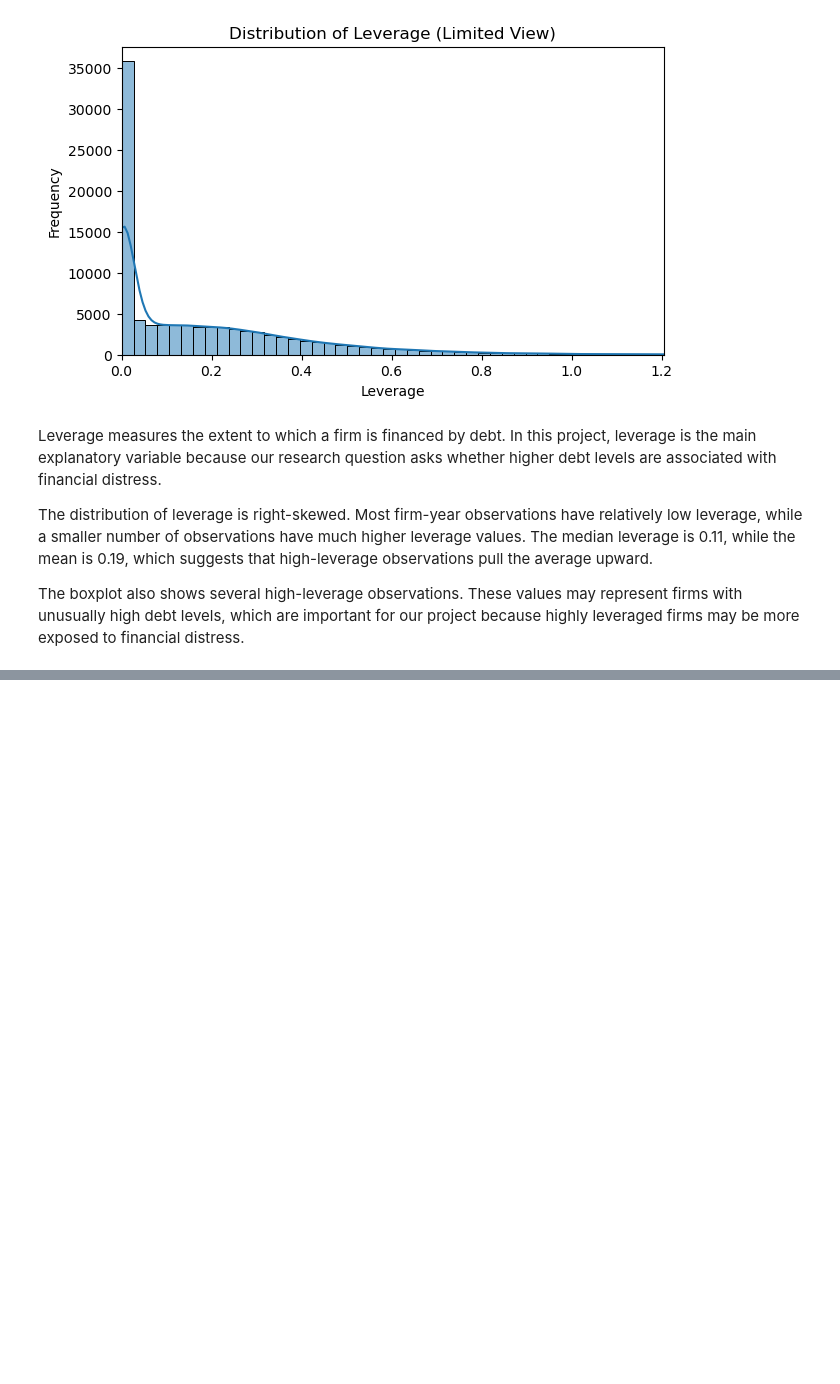
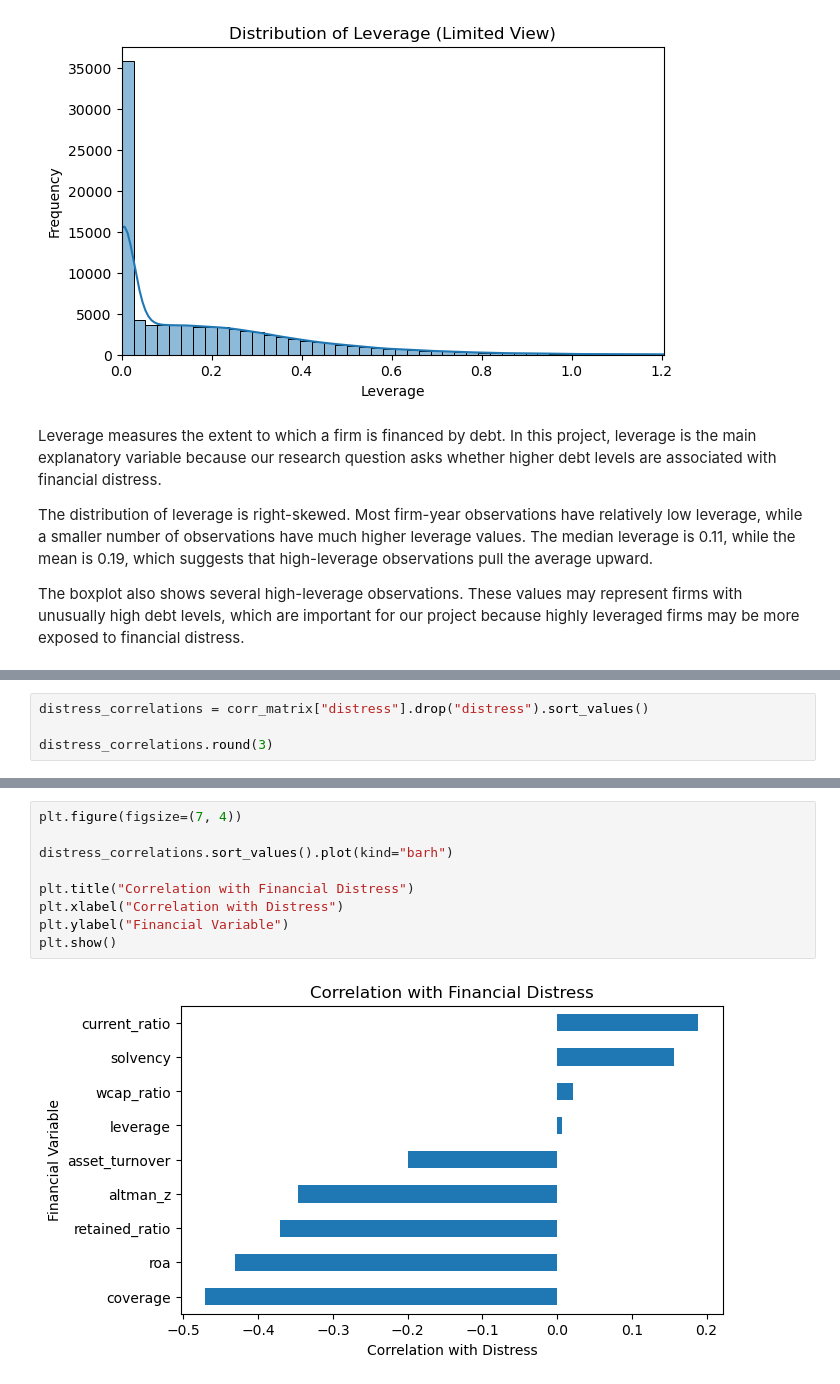
Before and after one commit to usama590-ai/DAI_mission_group_x, a Jupyter notebook: mission/EDA_ekin.ipynb, the cells around one changed output, grey strips where cells are left out. Cells and saved outputs as stored; diff of their text form; blank space fills up the shorter version.

```diff
--- a/mission/EDA_ekin.ipynb
+++ b/mission/EDA_ekin.ipynb
@@ -363,0 +524,4 @@ The boxplot also shows several high-leverage observations. These values may repr
+# %%
+distress_correlations = corr_matrix["distress"].drop("distress").sort_values()
+
+distress_correlations.round(3)
@@ -363,0 +539,11 @@ The boxplot also shows several high-leverage observations. These values may repr
+# %%
+plt.figure(figsize=(7, 4))
+
+distress_correlations.sort_values().plot(kind="barh")
+
+plt.title("Correlation with Financial Distress")
+plt.xlabel("Correlation with Distress")
+plt.ylabel("Financial Variable")
+plt.show()
+# %% [output]
+[figure, added]
```
Also changed, not shown: parts of 34 cells of this notebook.
